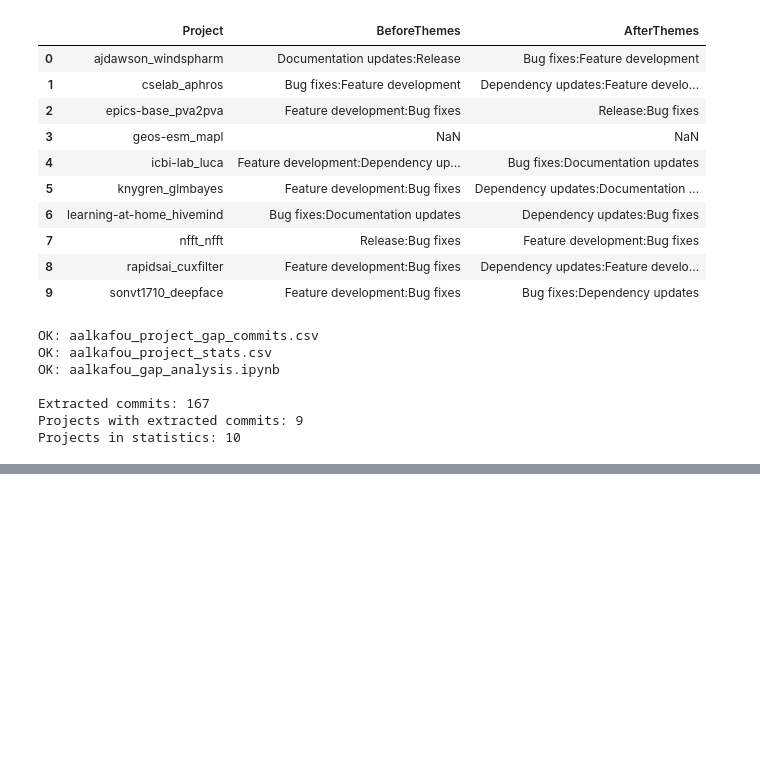
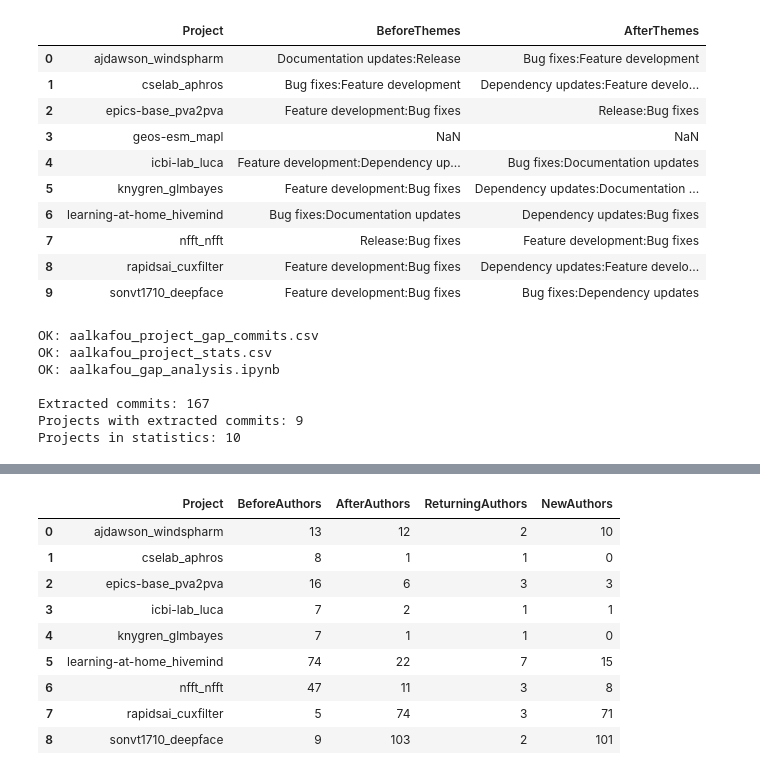
Before and after one commit to Amiraa-Alkafoury/MiniProject2, a Jupyter notebook: aalkafou_gap_analysis.ipynb, the cells around one changed output, grey strips where cells are left out. Saved outputs shown, nothing was run; the diff lists cells and outputs as text; code cells hidden in the pictures; blank space fills up the shorter version.

```diff
--- a/aalkafou_gap_analysis.ipynb
+++ b/aalkafou_gap_analysis.ipynb
@@ -544,0 +558,57 @@ Projects in statistics: 10
+# %%
+# Compare contributors before and after each project's longest gap
+
+contributor_comparison = []
+
+for _, row in stats.iterrows():
+    project = row["Project"]
+
+    if pd.isna(row["LongestGapStart"]) or row["LongestGapLength"] == 0:
+        continue
+
+    gap_start = pd.to_datetime(row["LongestGapStart"], utc=True)
+    gap_end = pd.to_datetime(row["LongestGapEnd"], utc=True)
+    gap_end_exclusive = gap_end + pd.DateOffset(months=1)
+
+    project_data = commits[
+        commits["project_wocid"] == project
+    ]
+
+    # Use all available commits before and after the gap
+    before_authors = set(
+        project_data.loc[
+            project_data["date"] < gap_start, "author"
+        ].dropna()
+    )
+
+    after_authors = set(
+        project_data.loc[
+            project_data["date"] >= gap_end_exclusive, "author"
+        ].dropna()
+    )
+
+    returning_authors = before_authors & after_authors
+    new_authors = after_authors - before_authors
+
+    contributor_comparison.append({
+        "Project": project,
+        "BeforeAuthors": len(before_authors),
+        "AfterAuthors": len(after_authors),
+        "ReturningAuthors": len(returning_authors),
+        "NewAuthors": len(new_authors)
+    })
+
+contributor_df = pd.DataFrame(contributor_comparison)
+
+display(contributor_df)
+# %% [output]
+|  | Project | BeforeAuthors | AfterAuthors | ReturningAuthors | NewAuthors |
+| 0 | ajdawson_windspharm | 13 | 12 | 2 | 10 |
+| 1 | cselab_aphros | 8 | 1 | 1 | 0 |
+| 2 | epics-base_pva2pva | 16 | 6 | 3 | 3 |
+| 3 | icbi-lab_luca | 7 | 2 | 1 | 1 |
+| 4 | knygren_glmbayes | 7 | 1 | 1 | 0 |
+| 5 | learning-at-home_hivemind | 74 | 22 | 7 | 15 |
+| 6 | nfft_nfft | 47 | 11 | 3 | 8 |
+| 7 | rapidsai_cuxfilter | 5 | 74 | 3 | 71 |
+| 8 | sonvt1710_deepface | 9 | 103 | 2 | 101 |
```
Also changed, not shown: parts of 13 cells of this notebook, 12 other files.
